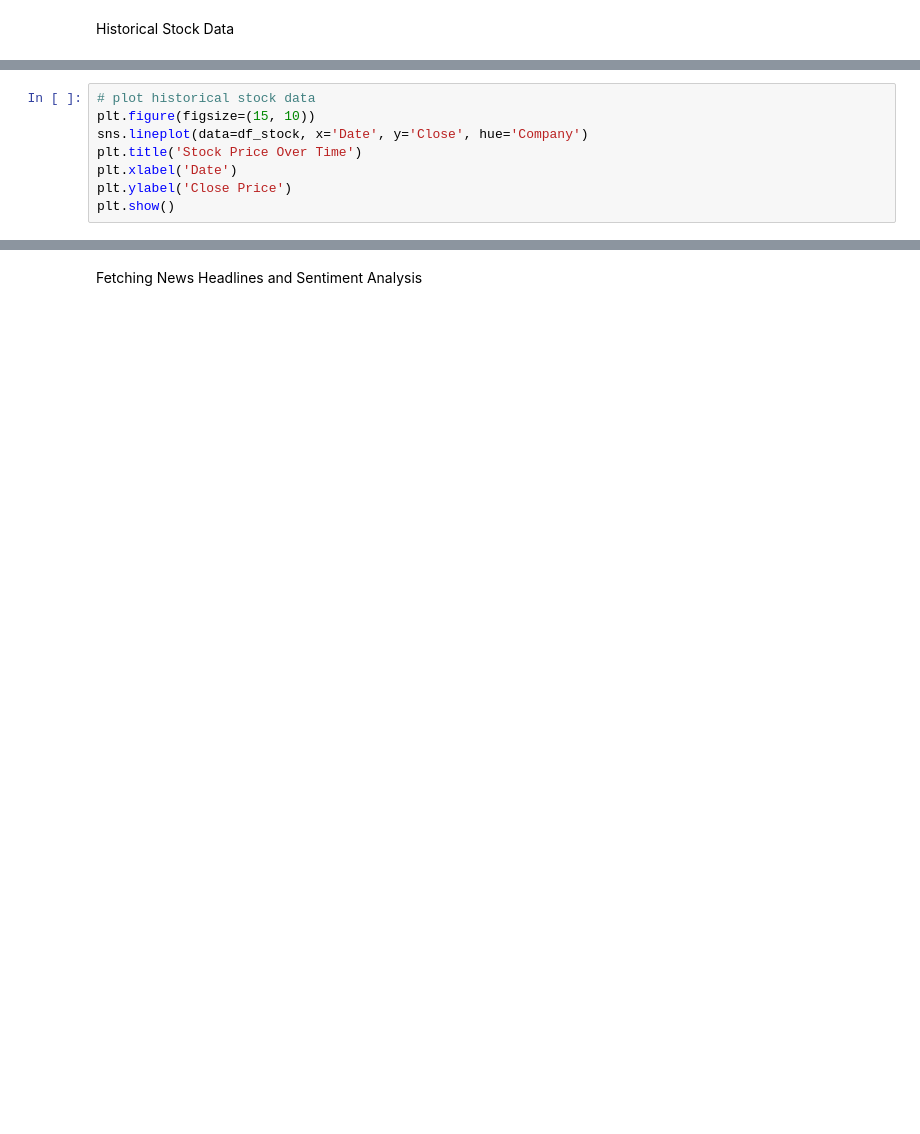
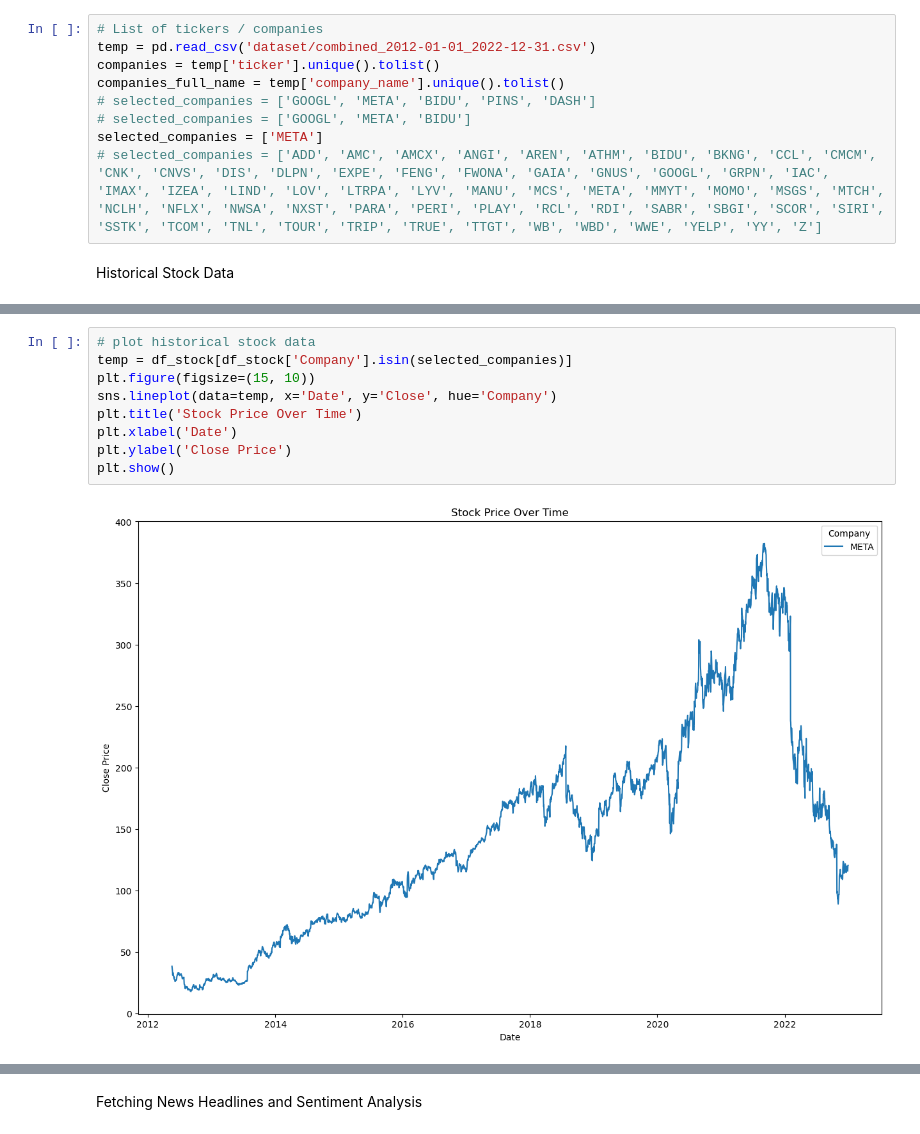
Before and after one commit to fas38/DS-2023, a Jupyter notebook: lstm_training.ipynb, the cells around one changed output, grey strips where cells are left out. Saved outputs shown, nothing was run; the diff lists cells and outputs as text; blank space fills up the shorter version.

```diff
--- a/lstm_training.ipynb
+++ b/lstm_training.ipynb
@@ -42,3 +38,12 @@ companies_full_name = temp['company_name'].unique().tolist()
+# %%
+# List of tickers / companies
+temp = pd.read_csv('dataset/combined_2012-01-01_2022-12-31.csv')
+companies = temp['ticker'].unique().tolist()
+companies_full_name = temp['company_name'].unique().tolist()
+# selected_companies = ['GOOGL', 'META', 'BIDU', 'PINS', 'DASH']
+# selected_companies = ['GOOGL', 'META', 'BIDU']
+selected_companies = ['META']
+# selected_companies = ['ADD', 'AMC', 'AMCX', 'ANGI', 'AREN', 'ATHM', 'BIDU', 'BKNG', 'CCL', 'CMCM', 'CNK', 'CNVS', 'DIS', 'DLPN', 'EXPE', 'FENG', 'FWONA', 'GAIA', 'GNUS', 'GOOGL', 'GRPN', 'IAC', 'IMAX', 'IZEA', 'LIND', 'LOV', 'LTRPA', 'LYV', 'MANU', 'MCS', 'META', 'MMYT', 'MOMO', 'MSGS', 'MTCH', 'NCLH', 'NFLX', 'NWSA', 'NXST', 'PARA', 'PERI', 'PLAY', 'RCL', 'RDI', 'SABR', 'SBGI', 'SCOR', 'SIRI', 'SSTK', 'TCOM', 'TNL', 'TOUR', 'TRIP', 'TRUE', 'TTGT', 'WB', 'WBD', 'WWE', 'YELP', 'YY', 'Z']
 # %% [markdown]
 Historical Stock Data
 # %%
@@ -184,10 +91,13 @@ df_stock = df_stock.reset_index()
 # %%
 # plot historical stock data
+temp = df_stock[df_stock['Company'].isin(selected_companies)]
 plt.figure(figsize=(15, 10))
-sns.lineplot(data=df_stock, x='Date', y='Close', hue='Company')
+sns.lineplot(data=temp, x='Date', y='Close', hue='Company')
 plt.title('Stock Price Over Time')
 plt.xlabel('Date')
 plt.ylabel('Close Price')
 plt.show()
+# %% [output]
+[figure, added]
 # %%
 # calculate daily returns for each company using pct_change() of closing price
```
Also changed, not shown: parts of 32 cells of this notebook, 1 other file.
